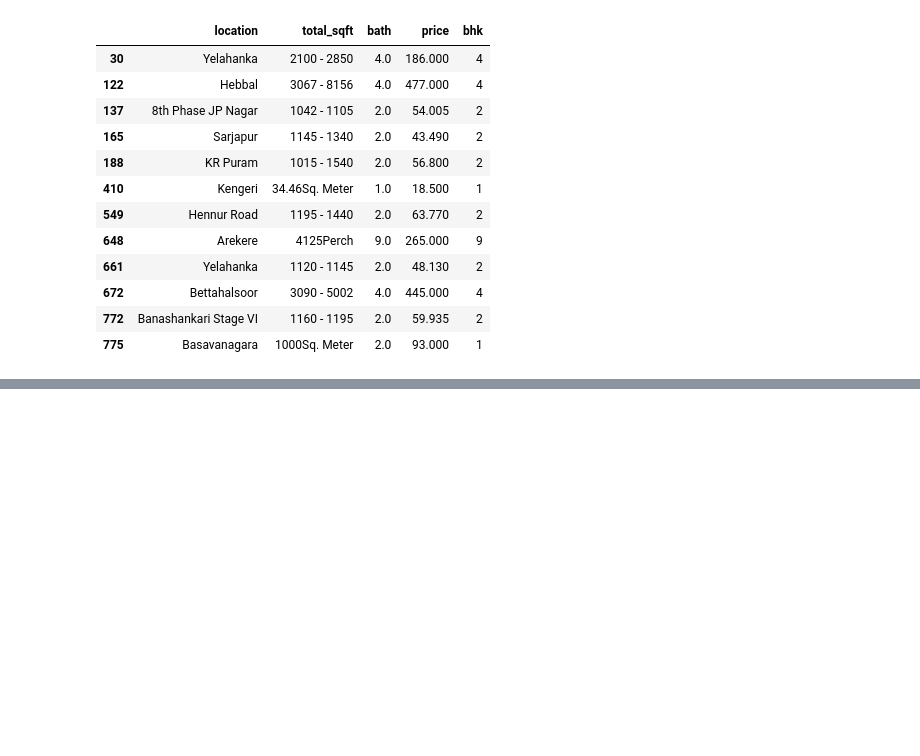
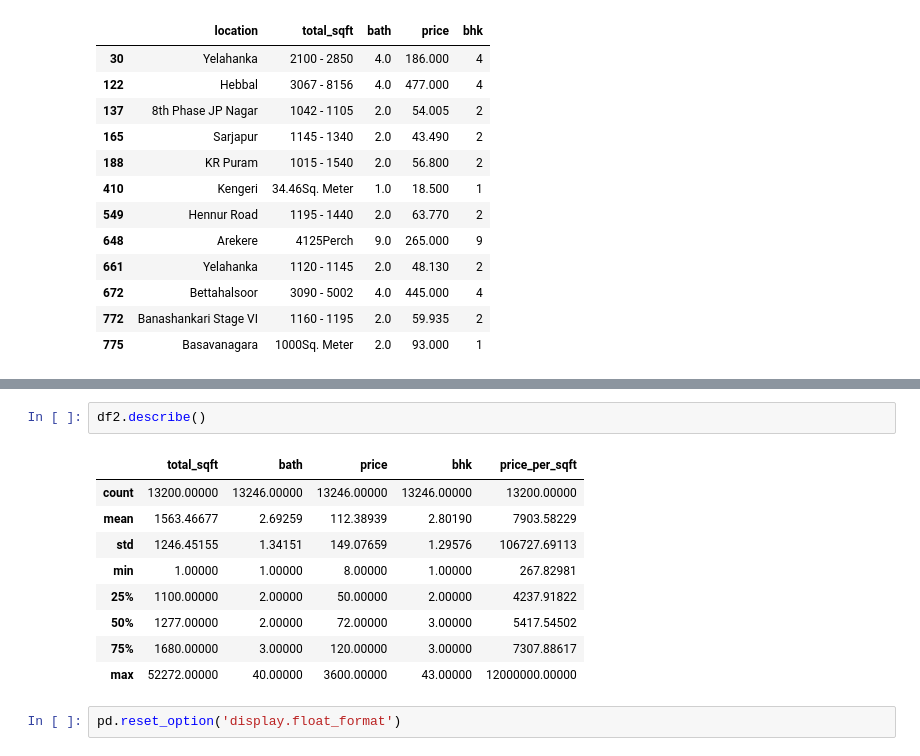
Before and after one commit to praju-1/Machine_Learning, a Jupyter notebook: Supervised_learning/Regression/Banglore_House_Prediction.ipynb, the cells around one changed output, grey strips where cells are left out. Cells and saved outputs as stored; diff of their text form; blank space fills up the shorter version.

```diff
--- a/Supervised_learning/Regression/Banglore_House_Prediction.ipynb
+++ b/Supervised_learning/Regression/Banglore_House_Prediction.ipynb
@@ -204,0 +276,14 @@ df1[~df1['total_sqft'].apply(is_float)].head(12)
+# %%
+df2.describe()
+# %% [output]
+|  | total_sqft | bath | price | bhk | price_per_sqft |
+| count | 13200.00000 | 13246.00000 | 13246.00000 | 13246.00000 | 13200.00000 |
+| mean | 1563.46677 | 2.69259 | 112.38939 | 2.80190 | 7903.58229 |
+| std | 1246.45155 | 1.34151 | 149.07659 | 1.29576 | 106727.69113 |
+| min | 1.00000 | 1.00000 | 8.00000 | 1.00000 | 267.82981 |
+| 25% | 1100.00000 | 2.00000 | 50.00000 | 2.00000 | 4237.91822 |
+| 50% | 1277.00000 | 2.00000 | 72.00000 | 3.00000 | 5417.54502 |
+| 75% | 1680.00000 | 3.00000 | 120.00000 | 3.00000 | 7307.88617 |
+| max | 52272.00000 | 40.00000 | 3600.00000 | 43.00000 | 12000000.00000 |
+# %%
+pd.reset_option('display.float_format')
```
Also changed, not shown: parts of 16 cells of this notebook.
